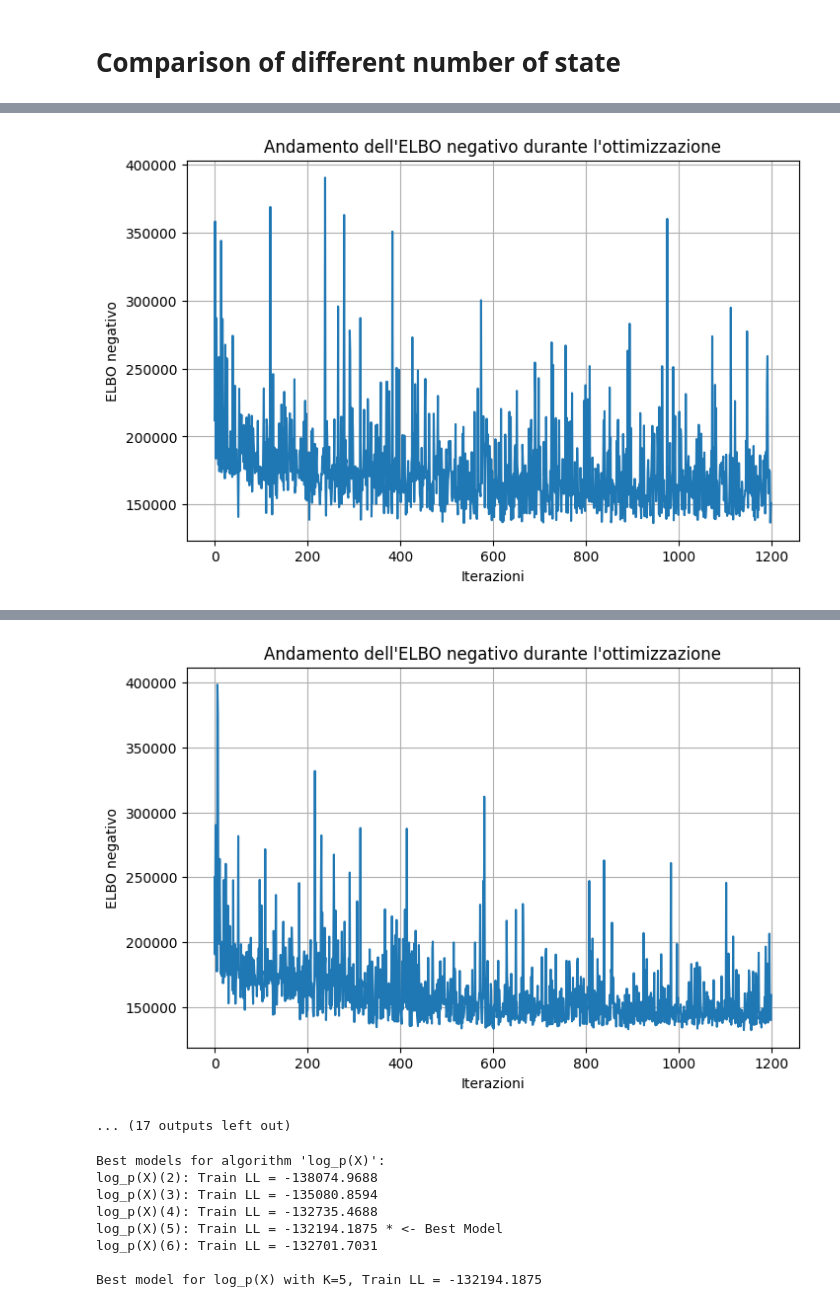
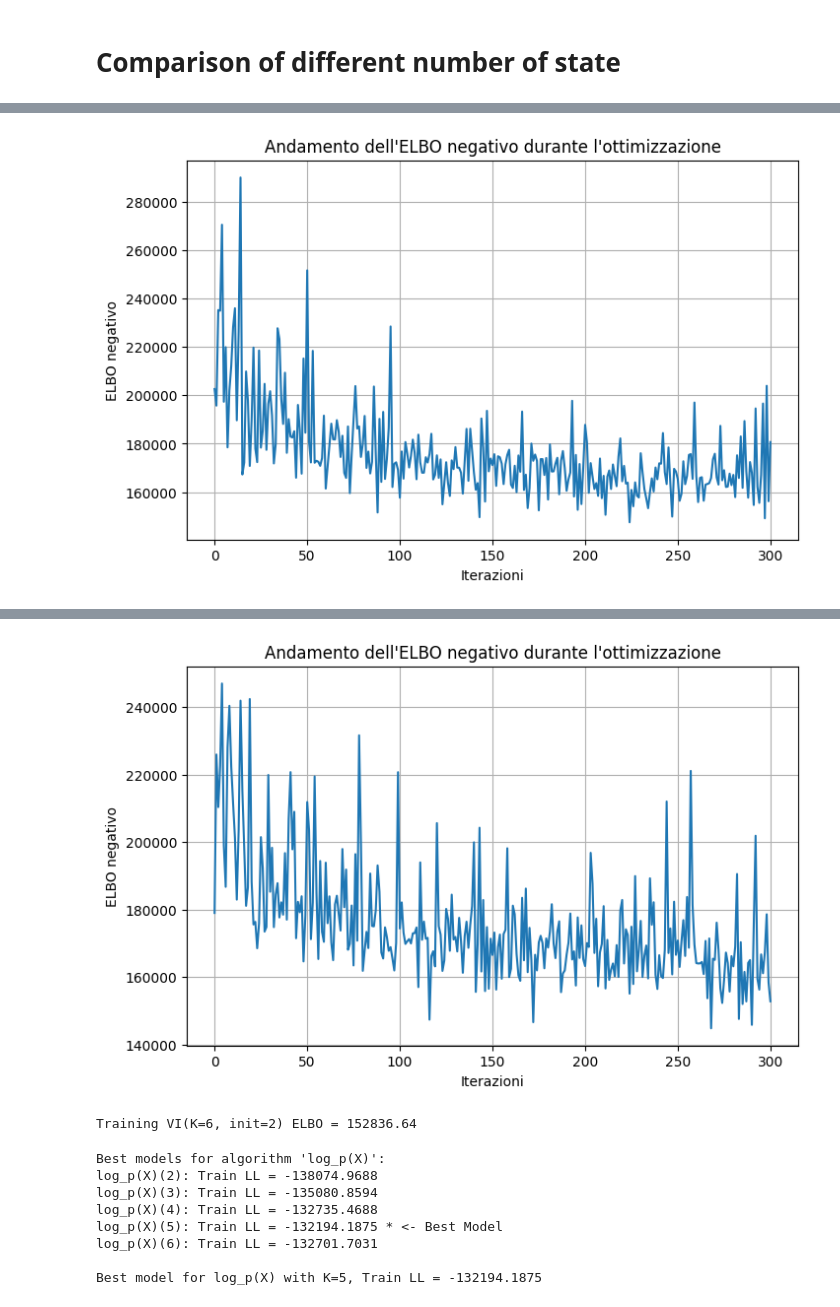
Before and after one commit to erikdeluca/Blood-Donors, a Jupyter notebook: notebooks/Number of latent states.ipynb, the cells around one changed output, grey strips where cells are left out. Saved outputs shown, nothing was run; the diff lists cells and outputs as text; code cells hidden in the pictures.

```diff
--- a/notebooks/Number of latent states.ipynb
+++ b/notebooks/Number of latent states.ipynb
@@ -234,13 +234,17 @@ def fit_hmm(K, data, n_steps=1200, lr=0.01, seed=0, verbose=True):
     )
     elbo_losses = []
 
-    for s in range(n_steps):
+    for s in range(n_steps+1):
         loss = svi.step(data)
-        elbo_losses.append(loss)
+        #elbo = svi.evaluate_loss(data)
         if verbose:
             print(f"[{s}] Loss = {loss:.2f}")
 
-    elbo = -svi.evaluate_loss(data)          # più alto è meglio
+        elbo_losses.append(loss)
+        elbo = loss
+
+
+    print(f"ELBO finale: {loss:.2f}")
 
     plt.figure(figsize=(8, 5))
     plt.plot(elbo_losses, label="ELBO negativo")
@@ -250,7 +254,6 @@ def fit_hmm(K, data, n_steps=1200, lr=0.01, seed=0, verbose=True):
     plt.grid(True)
     plt.show()
 
-
     return elbo, {k: v.detach().clone() for k, v in pyro.get_param_store().items()}
 # %% [markdown]
 # Visualization of the ELBO trend
@@ -294,40 +297,35 @@ def log_evidence(params, obs):
 def elbo_vs_evidence(obs_data, num_states, num_inits=3, n_steps=1200, lr=0.01, verbose=True):
     best_models = collections.defaultdict(dict)
     best_scores = {
-        "log_p(X)": collections.defaultdict(float),
-        "elbo":     collections.defaultdict(float),
+        #"log_p(X)": collections.defaultdict(float),
+        "elbo": collections.defaultdict(float),
     }
 
     for K in num_states:
         best_elbo = float("-inf")
-        best_logp = float("-inf")
+        #best_logp = float("-inf")
         best_elbo_params = None
-        best_logp_params = None
+        #best_logp_params = None
 
         for i in range(num_inits):
             seed = i
             elbo, params = fit_hmm(K, obs_data, n_steps=n_steps, lr=lr, seed=seed, verbose=verbose)
-            logp = log_evidence(params, obs_data)
+            #logp = log_evidence(params, obs_data)
 
             if verbose:
-                print(f"Training VI(K={K}, init={i}) ELBO = {elbo:.2f}, log p(X) = {logp:.2f}")
-
-            # Aggiorna miglior modello secondo log p(X)
-            if logp > best_logp:
-                best_logp = logp
-                best_logp_params = params
+                print(f"Training VI(K={K}, init={i}) ELBO = {elbo:.2f}")
 
             # Aggiorna miglior modello secondo ELBO
             if elbo > best_elbo:
                 best_elbo = elbo
                 best_elbo_params = params
 
-        best_models["log_p(X)"][K] = best_logp_params
+        #best_models["log_p(X)"][K] = best_logp_params
         best_models["elbo"][K]     = best_elbo_params
-        best_scores["log_p(X)"][K] = best_logp
+        #best_scores["log_p(X)"][K] = best_logp
         best_scores["elbo"][K]     = best_elbo
 
     return best_models, best_scores
 # %%
-best_models, best_scores = elbo_vs_evidence(obs_torch, range(3, 6), num_inits=5, verbose=True)
+best_models, best_scores = elbo_vs_evidence(obs_torch, [3, 6], num_inits=3,  n_steps=300, lr=0.005, verbose=True)
 # %% [output]
@@ -423 +421 @@ Training VI(K=2, init=3) ELBO = -140373.02, log p(X) = -140714.31
-[figure, old version]
+[figure, new version]
@@ -441,5 +439,5 @@ Training VI(K=2, init=4) ELBO = -148497.81, log p(X) = -140016.95
-[figure, old version]
+[figure, new version]
-... (17 outputs left out)
+Training VI(K=6, init=2) ELBO = 152836.64
 # %%
 # Function already defined in previous notebook
 def plot_hmm_params(transitions, initial_probs, emissions,
```
Also changed, not shown: parts of 1 cell of this notebook, 7 other files.
